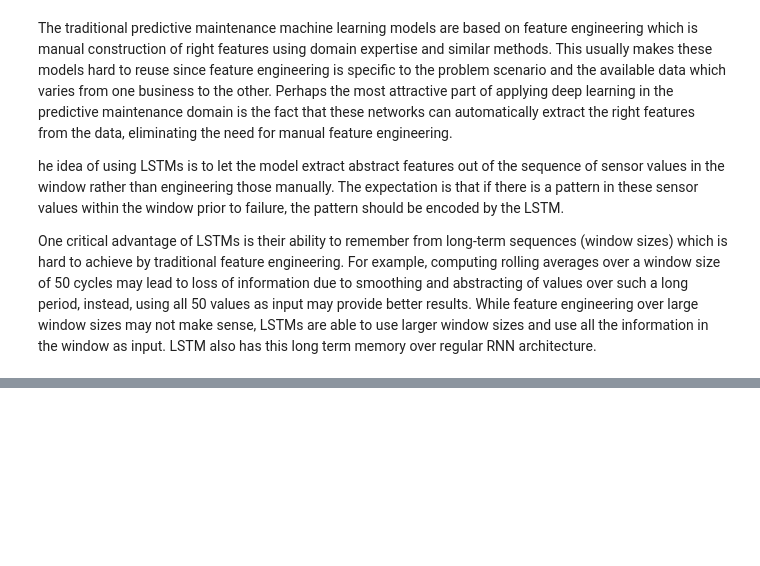
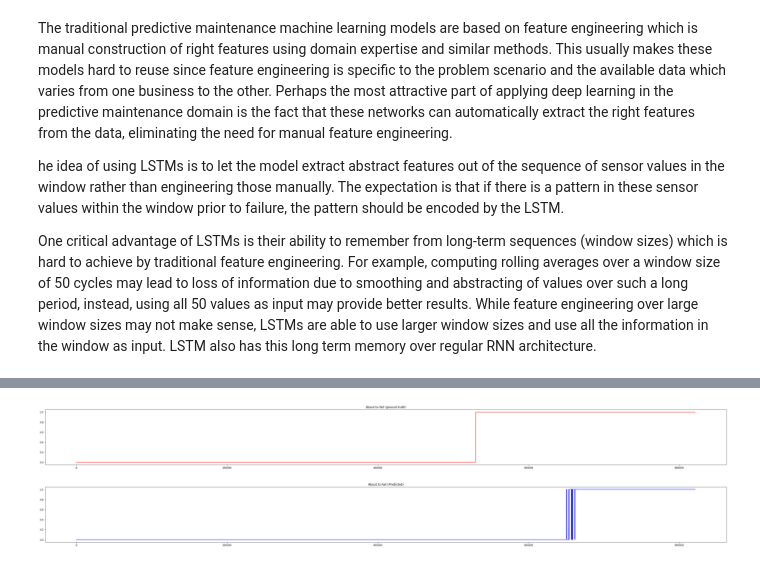
Before and after one commit to arpdm/predictive-maintenance-platform, a Jupyter notebook: PdM_NASA_ENGINES_003.ipynb, the cells around one changed output, grey strips where cells are left out. Cells and saved outputs as stored; diff of their text form; code cells hidden in the pictures; blank space fills up the shorter version.

```diff
--- a/PdM_NASA_ENGINES_003.ipynb
+++ b/PdM_NASA_ENGINES_003.ipynb
@@ -110,0 +196,4 @@ plot_util.generate_training_history_accuracy_and_loss_plot(mark_001_history, MAR
+# %%
+plot_util.generate_about_to_fail_graphs(y_true, y_pred)
+# %% [output]
+[figure, added]
```
Also changed, not shown: parts of 14 cells of this notebook.
